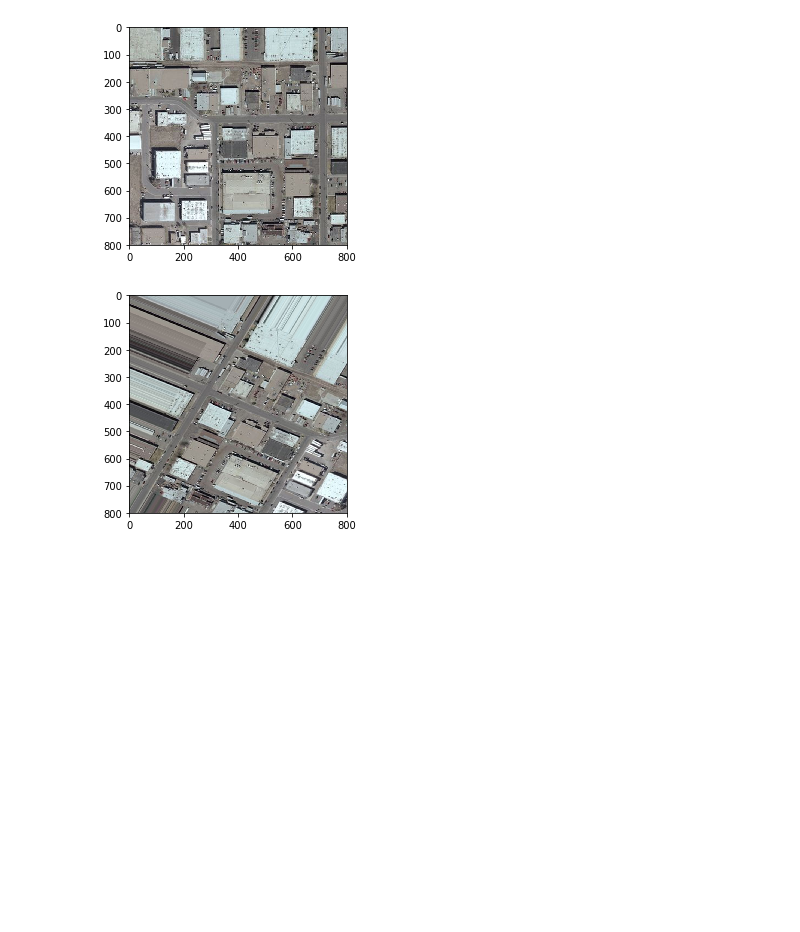
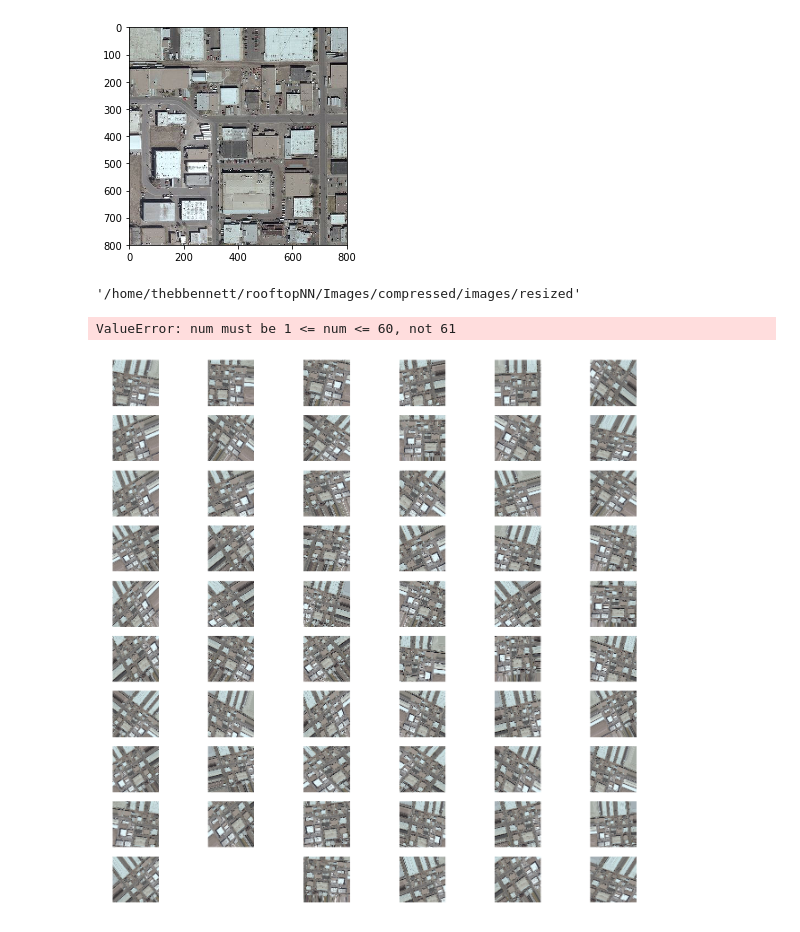
Before and after one commit to thebbennett/rooftopNN, a Jupyter notebook: Preprocessing .ipynb, the cells around one changed output. Saved outputs shown, nothing was run; the diff lists cells and outputs as text; code cells hidden in the pictures; blank space fills up the shorter version.

Commit message:
Working datagen with image matrix

```diff
--- a/Preprocessing .ipynb
+++ b/Preprocessing .ipynb
@@ -31,14 +31,11 @@ imgplot = plt.imshow(img)
 # %% [output]
 [figure]
 # %%
-datagen_args = dict(rotation_range=90,
+datagen = ImageDataGenerator(
+        rotation_range=40,
         width_shift_range=0.2,
         height_shift_range=0.2,
         shear_range=0.2,
         zoom_range=0.2,
         horizontal_flip=True,
         fill_mode='nearest')
-datagen = ImageDataGenerator(**datagen_args)
-
-path ="036719ne051sw_compressed_resized.jpg"
-img=mpimg.imread(path)
@@ -47,4 +42,3 @@ augmented = datagen.random_transform(img)
-# %%
-imgplot = plt.imshow(augmented)
-# %% [output]
-[figure, removed]
+# %%
+x = img_to_array(img)  # creating a Numpy array with shape (3, 150, 150)
+x = x.reshape((1,) + x.shape)  # converting to a Numpy array with shape (1, 3, 150, 150)
@@ -50,0 +59,26 @@ imgplot = plt.imshow(augmented)
+# %%
+os.getcwd()
+# %% [output]
+'/home/thebbennett/rooftopNN/Images/compressed/images/resized'
+# %%
+import os
+import matplotlib.pyplot as plt
+import PIL
+from matplotlib.pyplot import figure
+
+%matplotlib inline
+figure(num=None, figsize=(20, 20), dpi=80, facecolor='w', edgecolor='k')
+
+rows = 10
+os.chdir("/home/thebbennett/rooftopNN/Images/compressed/images/resized/preview/")
+files = os.listdir('/home/thebbennett/rooftopNN/Images/compressed/images/resized/preview/')
+
+for num, x in enumerate(files):
+    img = PIL.Image.open(x)
+    plt.subplot(rows,6,num+1)
+    plt.axis('off')
+    plt.imshow(img)
+figure.savefig('foo.png')
+# %% [output]
+ValueError: num must be 1 <= num <= 60, not 61
+[figure, added]
```
Also changed, not shown: parts of 5 cells of this notebook.
